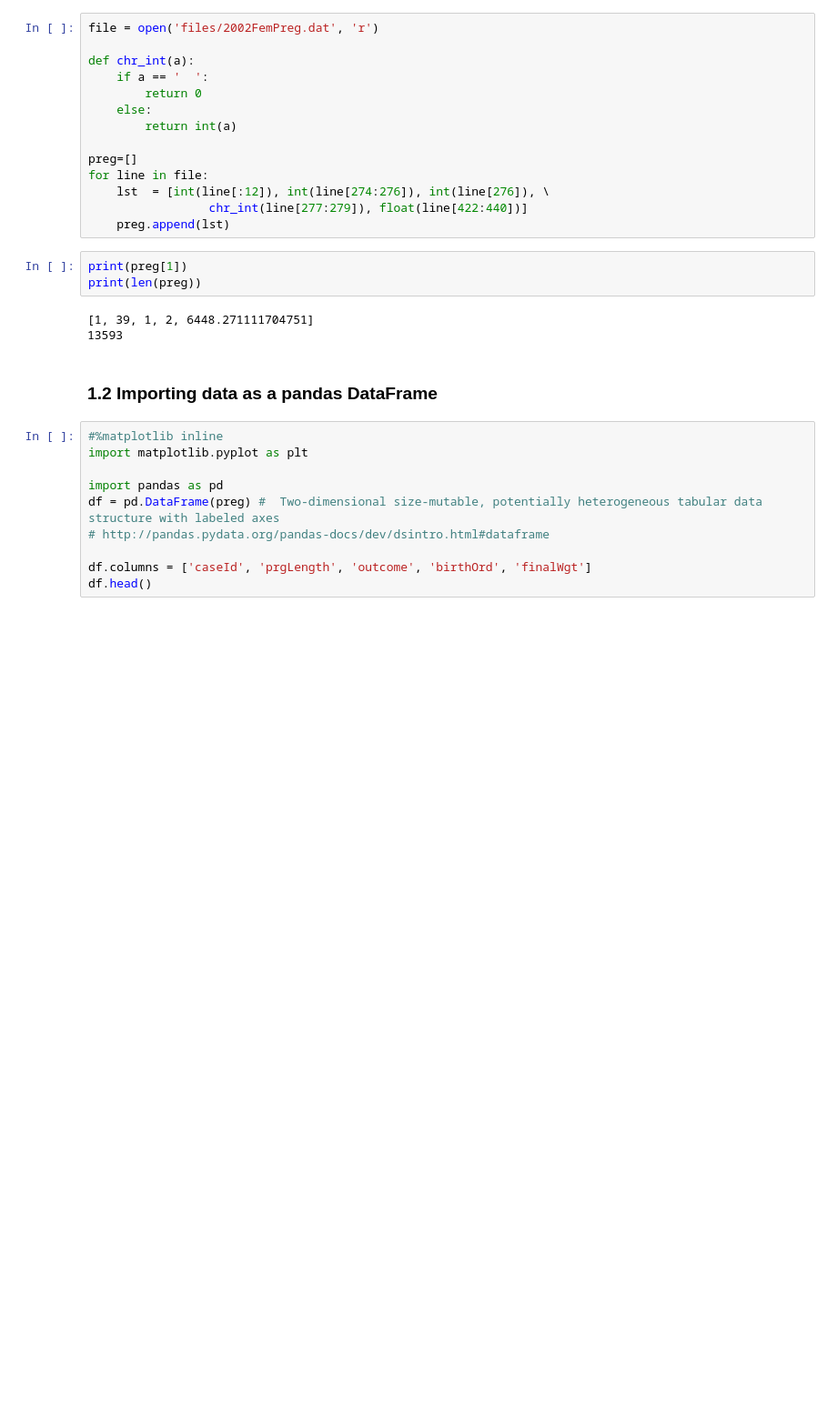
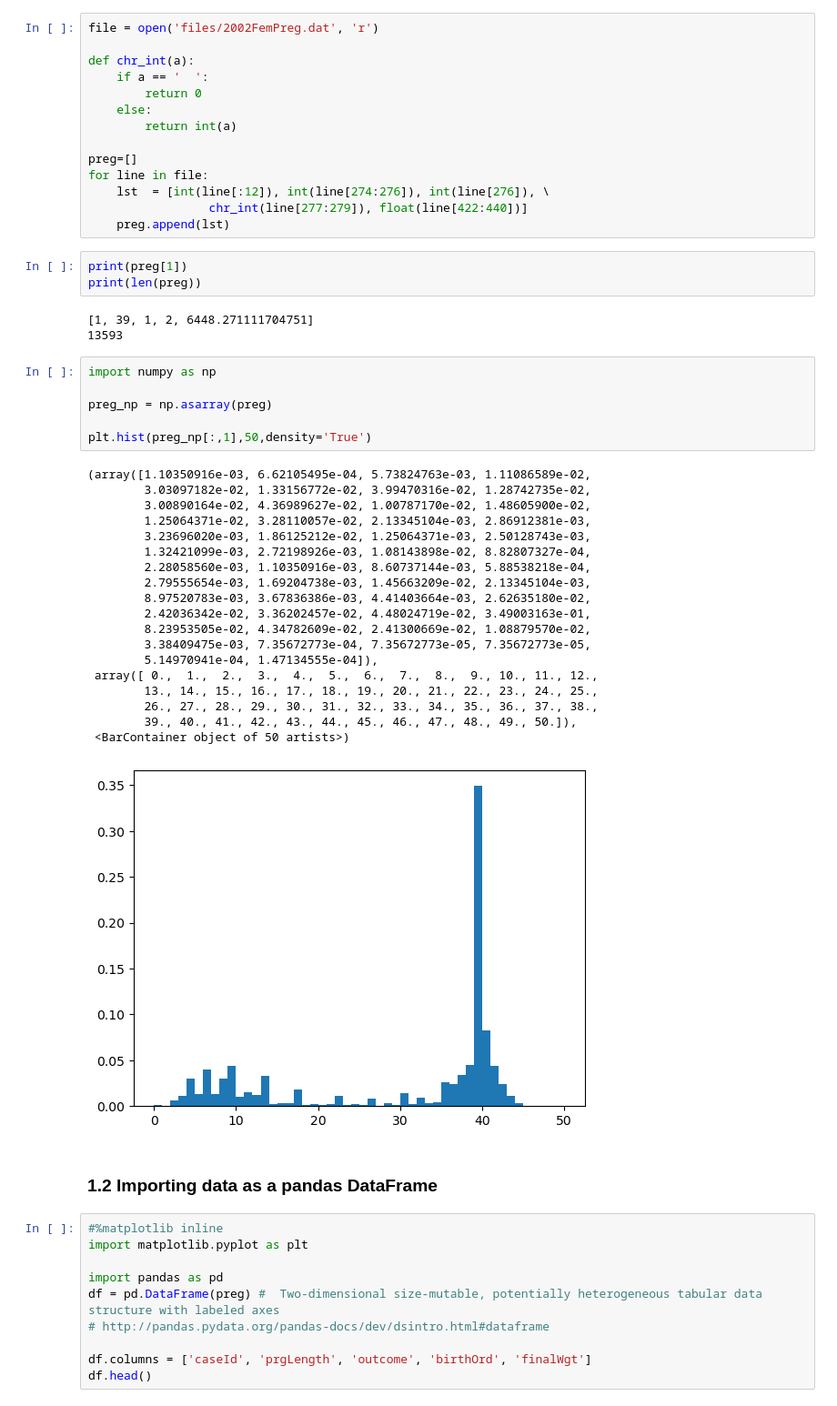
Before and after one commit to Vic263RP/MIA3-Formacion-2023-UV-AI, a Jupyter notebook: B1_HerramientasParaIA/T3_Probabilidad/2023_MIA_UV_Estdística/Computational Statistics (part II).ipynb, the cells around one changed output. Shown at 91% size. Cells and saved outputs as stored; diff of their text form; blank space fills up the shorter version.

```diff
--- a/B1_HerramientasParaIA/T3_Probabilidad/2023_MIA_UV_Estdística/Computational Statistics (part II).ipynb
+++ b/B1_HerramientasParaIA/T3_Probabilidad/2023_MIA_UV_Estdística/Computational Statistics (part II).ipynb
@@ -107,6 +108,32 @@ print(len(preg))
 # %% [output]
 [1, 39, 1, 2, 6448.271111704751]
 13593
+# %%
+import numpy as np
+
+preg_np = np.asarray(preg)
+
+plt.hist(preg_np[:,1],50,density='True')
+# %% [output]
+(array([1.10350916e-03, 6.62105495e-04, 5.73824763e-03, 1.11086589e-02,
+        3.03097182e-02, 1.33156772e-02, 3.99470316e-02, 1.28742735e-02,
+        3.00890164e-02, 4.36989627e-02, 1.00787170e-02, 1.48605900e-02,
+        1.25064371e-02, 3.28110057e-02, 2.13345104e-03, 2.86912381e-03,
+        3.23696020e-03, 1.86125212e-02, 1.25064371e-03, 2.50128743e-03,
+        1.32421099e-03, 2.72198926e-03, 1.08143898e-02, 8.82807327e-04,
+        2.28058560e-03, 1.10350916e-03, 8.60737144e-03, 5.88538218e-04,
+        2.79555654e-03, 1.69204738e-03, 1.45663209e-02, 2.13345104e-03,
+        8.97520783e-03, 3.67836386e-03, 4.41403664e-03, 2.62635180e-02,
+        2.42036342e-02, 3.36202457e-02, 4.48024719e-02, 3.49003163e-01,
+        8.23953505e-02, 4.34782609e-02, 2.41300669e-02, 1.08879570e-02,
+        3.38409475e-03, 7.35672773e-04, 7.35672773e-05, 7.35672773e-05,
+        5.14970941e-04, 1.47134555e-04]),
+ array([ 0.,  1.,  2.,  3.,  4.,  5.,  6.,  7.,  8.,  9., 10., 11., 12.,
+        13., 14., 15., 16., 17., 18., 19., 20., 21., 22., 23., 24., 25.,
+        26., 27., 28., 29., 30., 31., 32., 33., 34., 35., 36., 37., 38.,
+        39., 40., 41., 42., 43., 44., 45., 46., 47., 48., 49., 50.]),
+ <BarContainer object of 50 artists>)
+[figure, added]
 # %% [markdown]
 ### 1.2 Importing data as a pandas DataFrame
 # %%
```
Also changed, not shown: parts of 21 cells of this notebook.
